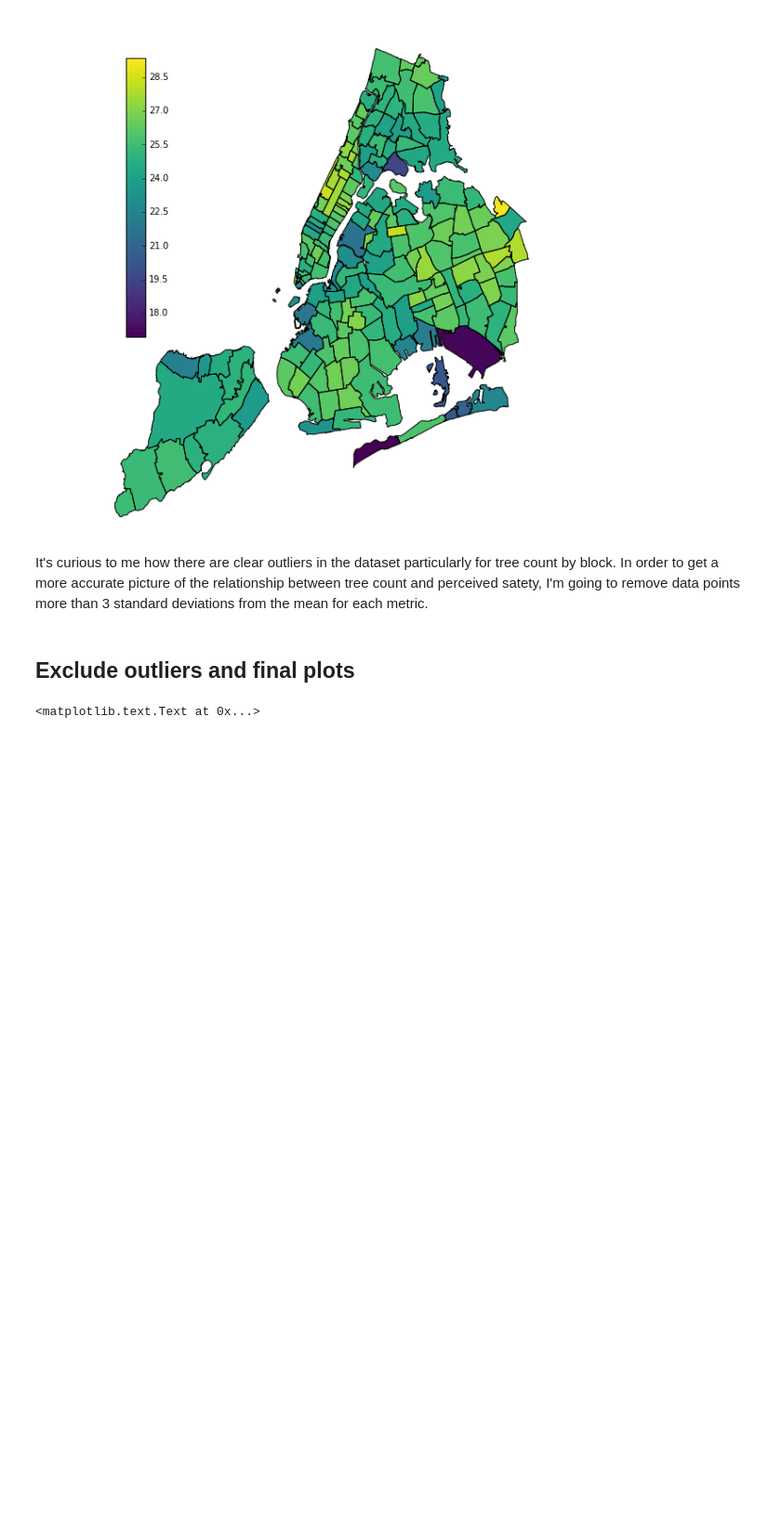
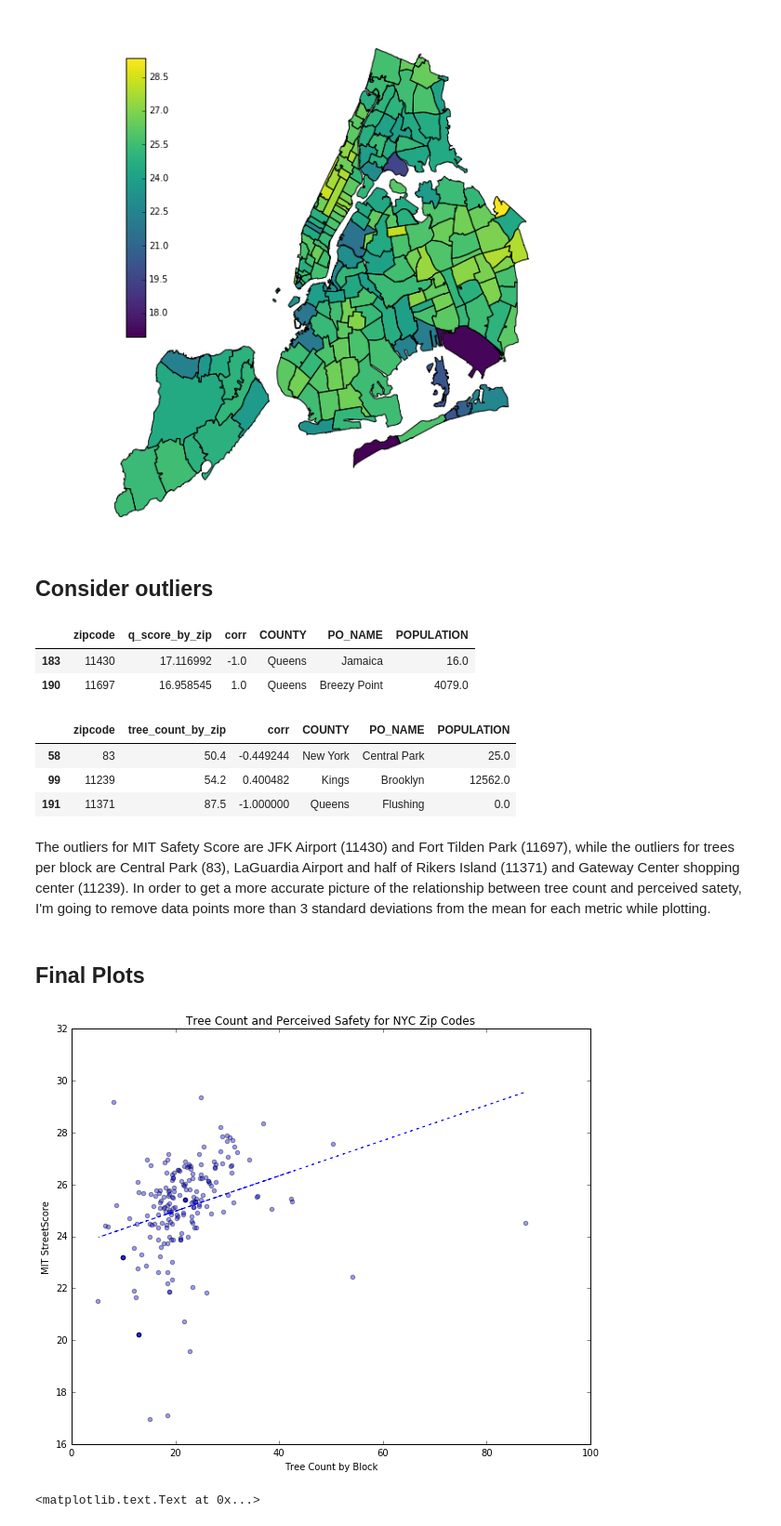
Before and after one commit to lizkalina/smart-cities, a Jupyter notebook: Tree Census Exploration.ipynb, the cells around one changed output. Shown at 93% size. Saved outputs shown, nothing was run; the diff lists cells and outputs as text; code cells hidden in the pictures; blank space fills up the shorter version.

```diff
--- a/Tree Census Exploration.ipynb
+++ b/Tree Census Exploration.ipynb
@@ -235,3 +240,5 @@ fig, ax, cb = cp.choroplethNYC(overall, "tree_count_by_zip", cmap="Greens", cb=T
 fig, ax, cb = cp.choroplethNYC(overall, "q_score_by_zip", cmap="viridis", cb=True)
 # %% [output]
 [figure]
+# %% [markdown]
+## Consider outliers
@@ -238,5 +248,45 @@ fig, ax, cb = cp.choroplethNYC(overall, "q_score_by_zip", cmap="viridis", cb=Tru
+# %%
+# Outliers for MIT SafetyScore
+q_outliers[['zipcode','q_score_by_zip','corr','COUNTY','PO_NAME','POPULATION']]
+# %% [output]
+|  | zipcode | q_score_by_zip | corr | COUNTY | PO_NAME | POPULATION |
+| 183 | 11430 | 17.116992 | -1.0 | Queens | Jamaica | 16.0 |
+| 190 | 11697 | 16.958545 | 1.0 | Queens | Breezy Point | 4079.0 |
+# %%
+# Outliers for tree per block
+tree_outliers[['zipcode','tree_count_by_zip','corr','COUNTY','PO_NAME','POPULATION']]
+# %% [output]
+|  | zipcode | tree_count_by_zip | corr | COUNTY | PO_NAME | POPULATION |
+| 58 | 83 | 50.4 | -0.449244 | New York | Central Park | 25.0 |
+| 99 | 11239 | 54.2 | 0.400482 | Kings | Brooklyn | 12562.0 |
+| 191 | 11371 | 87.5 | -1.000000 | Queens | Flushing | 0.0 |
 # %% [markdown]
-It's curious to me how there are clear outliers in the dataset particularly for tree count by block. In order to get a more accurate picture of the relationship between tree count and perceived satety, I'm going to remove data points more than 3 standard deviations from the mean for each metric.
+The outliers for MIT Safety Score are JFK Airport (11430) and Fort Tilden Park (11697), while the outliers for trees per block are Central Park (83), LaGuardia Airport and half of Rikers Island (11371) and Gateway Center shopping center (11239). In order to get a more accurate picture of the relationship between tree count and perceived satety, I'm going to remove data points more than 3 standard deviations from the mean for each metric while plotting.
-# %% [markdown]
-## Exclude outliers and final plots
+# %% [markdown]
+## Final Plots
+# %%
+clean = overall[~overall.zipcode.isin(tree_outliers.zipcode + q_outliers.zipcode)]
+
+def create_scatterplot(df,title):
+
+    # Create base scatterplot
+    fig = plt.figure(figsize=(10,8))
+    x = df['tree_count_by_zip']
+    y = df['q_score_by_zip']
+
+    # Add titles
+    plt.title(title)
+    plt.xlabel('Tree Count by Block')
+    plt.ylabel('MIT StreetScore')
+
+    # Add linear regression line
+    m, b = np.polyfit(x,y,1)
+
+    plt.scatter(x, y,alpha=0.4)
+    plt.plot(x, m*x + b, '-.')
+    plt.show()
+
+create_scatterplot(clean,'Tree Count and Perceived Safety for NYC Zip Codes')
+# %% [output]
+[figure, added]
 # %%
```
Also changed, not shown: parts of 11 cells of this notebook, 1 other file.
